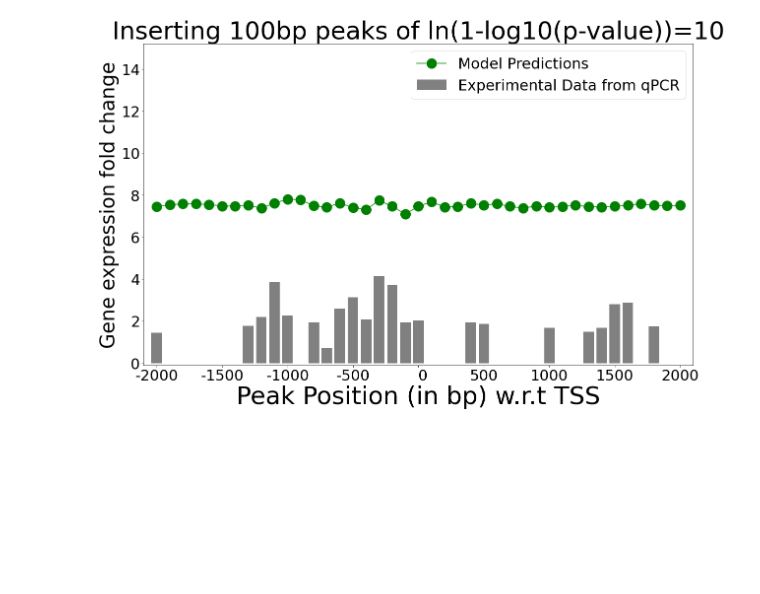
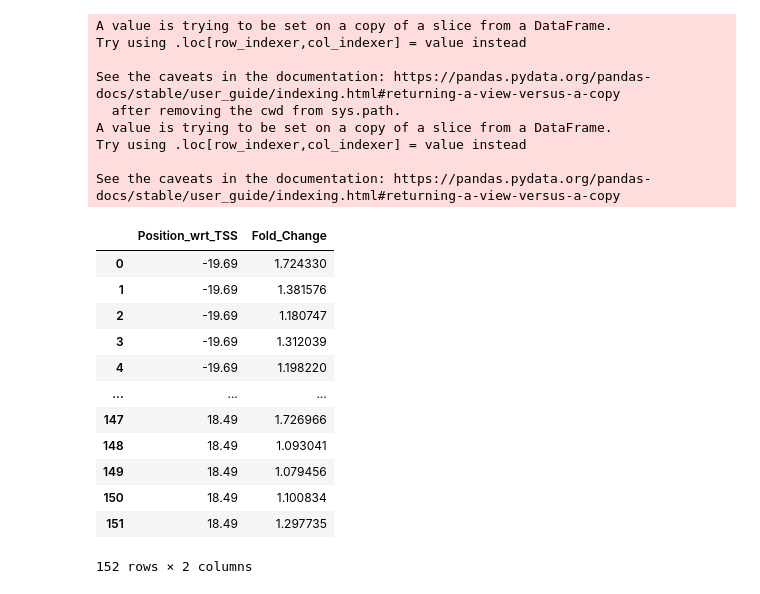
Before and after one commit to sanjitsbatra/deepENCODE, a Jupyter notebook: Test.ipynb, the cells around one changed output. Drawn from its saved outputs; the diff is of its cells as text; code cells hidden in the pictures; blank space fills up the shorter version.

```diff
--- a/Test.ipynb
+++ b/Test.ipynb
@@ -107,44 +99,0 @@ trained_model = load_model(trained_model_path)
-# %%
-# Alan's H3K27ac dataset
-Alan_CXCR4 = [1.453222375, 0, 0, 0, 0, 0, 0, 1.773646277, 2.187903627, 3.856850008, 2.260462348, 0, 1.937173882, 0.72042162, 2.593777357, 3.125318412, 2.085622782, 4.1290001, (0*5.365214728+1*3.7242471)/1, (0.904149896+2.956134123)/2, 2.026565106, 0, 0, 0, 1.9370678, 1.855946421, 0, 0, 0, 0, 1.681179385, 0, 0, 1.500528231, 1.680141559, 2.812252952, 2.885583522, 0, 1.738983338, 0, 0]
-
-Alan_TGFBR1 = [1.399673235, 0, 0, 0, 0, 1.166973111, 0, 0, 0, 0, 0, 0, 0, 0, 0, 1.213136785, 0, 0, 1.363500234, 1.580908952, 1.005685221, 1.137342784, 1.288736755, 0, 1.510086285, 0, 0, 0, 0, 0, 0.993216049, 0, 0, 0, 0, 0, 0, 0, 0.909890068, 0, 0]
-
-# Load features for CXCR4 and TGFBR1
-# X = np.load("CXCR4.npy")  # p30, 8*, +1.5, - 12.5
-X = np.load("CXCR4.alternative.npy")  # p30, 8*, +1.5, - 12.5
-# X = np.load("TGFBR1.npy")   # p5,  4*, +1.5, - 12.5
-
-# Hyperparameters for inference
-inserted_minuslog10p_value = 10
-
-# Perform inference on CXCR4 and TGFBR1 by introducing p-value changes
-yPred = []
-center = int(window_size / 2)
-positions = range(center - 20, center + 21)
-for pos in positions:
-    X_modified = np.copy(X)
-    X_modified[:, pos, 2] = inserted_minuslog10p_value
-    yPred_value = np.expm1(trained_model.predict(X_modified))
-#     print(pos, yPred_value[0][0])
-    yPred.append(yPred_value[0][0])
-
-plt.rcParams["figure.figsize"] = (20, 12)
-visualization_arbitrary_scaling_factor = 3
-plt.plot(range(-20, 21), ([(8 * (xx + 1.5)) - 2.5 for xx in yPred]), 'o-', color='g', markersize=20, label="Model Predictions")
-plt.bar(range(-20, 21), Alan_CXCR4, color='gray', label="Experimental Data from qPCR")
-plt.xlim(-21, 21)
-plt.ylim(-0.1, 15.2)
-ax=plt.gca()
-x_vals = ax.axes.get_xticks()
-ax.set_xticklabels(['{:3.0f}'.format(x * 100) for x in x_vals])
-plt.tick_params(axis='both', which='major', labelsize=30)
-plt.tick_params(axis='both', which='minor', labelsize=30)
-plt.xlabel("Peak Position (in bp) w.r.t TSS", size=50)
-plt.ylabel("Gene expression fold change", size=40)
-plt.legend(loc=1, prop={'size': 30})
-plt.title("Inserting 100bp peaks of ln(1-log10(p-value))="+str(inserted_minuslog10p_value), size=50)
-plt.show()
-plt.close()
-# %% [output]
-[figure, removed]
@@ -160,0 +100,33 @@ pow(2.7, 30)
+# %%
+# Load Alan's H3K27ac p300 dataset
+df_CXCR4 = pd.read_csv("../Data/CXCR4.tsv", sep="\t")
+df_CXCR4_values = df_CXCR4[df_CXCR4['Position_wrt_TSS']!="Control"]
+df_CXCR4_values["Position_wrt_TSS"] = pd.to_numeric(df_CXCR4_values["Position_wrt_TSS"], errors='coerce')/RESOLUTION
+
+df_TGFBR1 = pd.read_csv("../Data/TGFBR1.tsv", sep="\t")
+df_TGFBR1_values = df_TGFBR1[df_TGFBR1['Position_wrt_TSS']!="Control"]
+df_TGFBR1_values["Position_wrt_TSS"] = pd.to_numeric(df_TGFBR1_values["Position_wrt_TSS"], errors='coerce')/RESOLUTION
+df_TGFBR1_values
+# %% [output]
+A value is trying to be set on a copy of a slice from a DataFrame.
+Try using .loc[row_indexer,col_indexer] = value instead
+
+See the caveats in the documentation: https://pandas.pydata.org/pandas-docs/stable/user_guide/indexing.html#returning-a-view-versus-a-copy
+  after removing the cwd from sys.path.
+A value is trying to be set on a copy of a slice from a DataFrame.
+Try using .loc[row_indexer,col_indexer] = value instead
+
+See the caveats in the documentation: https://pandas.pydata.org/pandas-docs/stable/user_guide/indexing.html#returning-a-view-versus-a-copy
+|  | Position_wrt_TSS | Fold_Change |
+| 0 | -19.69 | 1.724330 |
+| 1 | -19.69 | 1.381576 |
+| 2 | -19.69 | 1.180747 |
+| 3 | -19.69 | 1.312039 |
+| 4 | -19.69 | 1.198220 |
+| ... | ... | ... |
+| 147 | 18.49 | 1.726966 |
+| 148 | 18.49 | 1.093041 |
+| 149 | 18.49 | 1.079456 |
+| 150 | 18.49 | 1.100834 |
+| 151 | 18.49 | 1.297735 |
+152 rows × 2 columns
```
Also changed, not shown: parts of 14 cells of this notebook, 2 other files.
